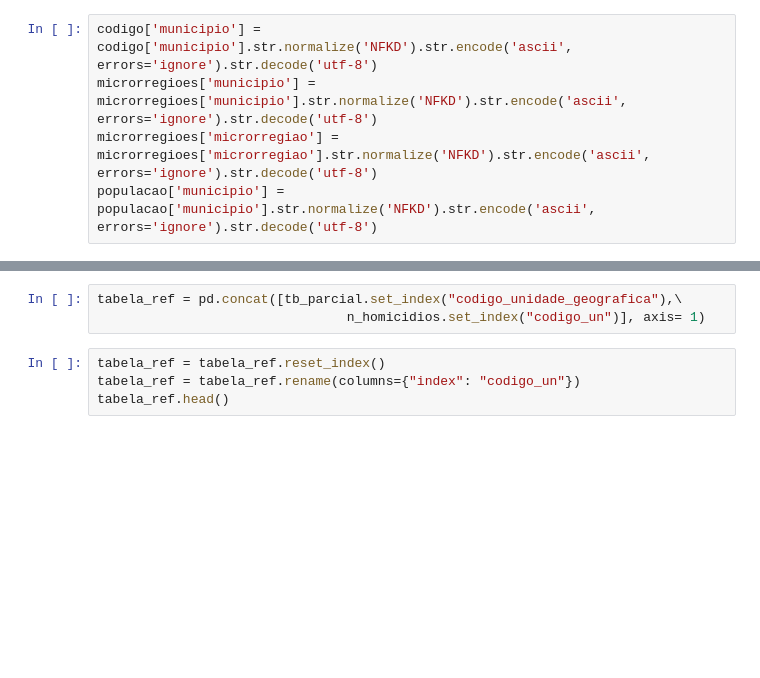
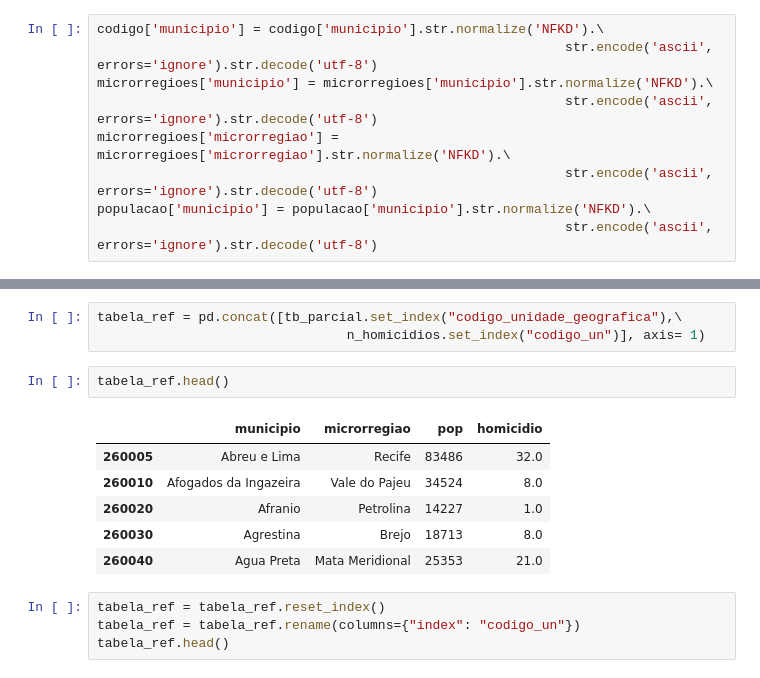
Before and after one commit to if1015-datascience-ufpe/2017-2-projeto-lbs4-eebls-ktcn, a Jupyter notebook: tabela_final.ipynb, the cells around one changed output, grey strips where cells are left out. Cells and saved outputs as stored; diff of their text form; blank space fills up the shorter version.

```diff
--- a/tabela_final.ipynb
+++ b/tabela_final.ipynb
@@ -22,10 +21,14 @@ codigo = codigo.copy()
 codigo['codigo_unidade_geografica'] = codigo['codigo_unidade_geografica'].apply(lambda x: int(x/10))
 #codigo
 # %%
-codigo['municipio'] = codigo['municipio'].str.normalize('NFKD').str.encode('ascii', errors='ignore').str.decode('utf-8')
-microrregioes['municipio'] = microrregioes['municipio'].str.normalize('NFKD').str.encode('ascii', errors='ignore').str.decode('utf-8')
-microrregioes['microrregiao'] = microrregioes['microrregiao'].str.normalize('NFKD').str.encode('ascii', errors='ignore').str.decode('utf-8')
-populacao['municipio'] = populacao['municipio'].str.normalize('NFKD').str.encode('ascii', errors='ignore').str.decode('utf-8')
+codigo['municipio'] = codigo['municipio'].str.normalize('NFKD').\
+                                                            str.encode('ascii', errors='ignore').str.decode('utf-8')
+microrregioes['municipio'] = microrregioes['municipio'].str.normalize('NFKD').\
+                                                            str.encode('ascii', errors='ignore').str.decode('utf-8')
+microrregioes['microrregiao'] = microrregioes['microrregiao'].str.normalize('NFKD').\
+                                                            str.encode('ascii', errors='ignore').str.decode('utf-8')
+populacao['municipio'] = populacao['municipio'].str.normalize('NFKD').\
+                                                            str.encode('ascii', errors='ignore').str.decode('utf-8')
 # %%
 tb_parcial = pd.concat([codigo.set_index("municipio"),\
                                 microrregioes.set_index("municipio"), populacao.set_index("municipio")], axis= 1)
@@ -54,6 +57,15 @@ n_homicidios = pd.concat(map(lambda a: filtro(a.codigo_unidade_geografica).\
 # %%
 tabela_ref = pd.concat([tb_parcial.set_index("codigo_unidade_geografica"),\
                                 n_homicidios.set_index("codigo_un")], axis= 1)
+# %%
+tabela_ref.head()
+# %% [output]
+|  | municipio | microrregiao | pop | homicidio |
+| 260005 | Abreu e Lima | Recife | 83486 | 32.0 |
+| 260010 | Afogados da Ingazeira | Vale do Pajeu | 34524 | 8.0 |
+| 260020 | Afranio | Petrolina | 14227 | 1.0 |
+| 260030 | Agrestina | Brejo | 18713 | 8.0 |
+| 260040 | Agua Preta | Mata Meridional | 25353 | 21.0 |
 # %%
 tabela_ref = tabela_ref.reset_index()
 tabela_ref = tabela_ref.rename(columns={"index": "codigo_un"})
```
Also changed, not shown: parts of 12 cells of this notebook, 24 other files.
